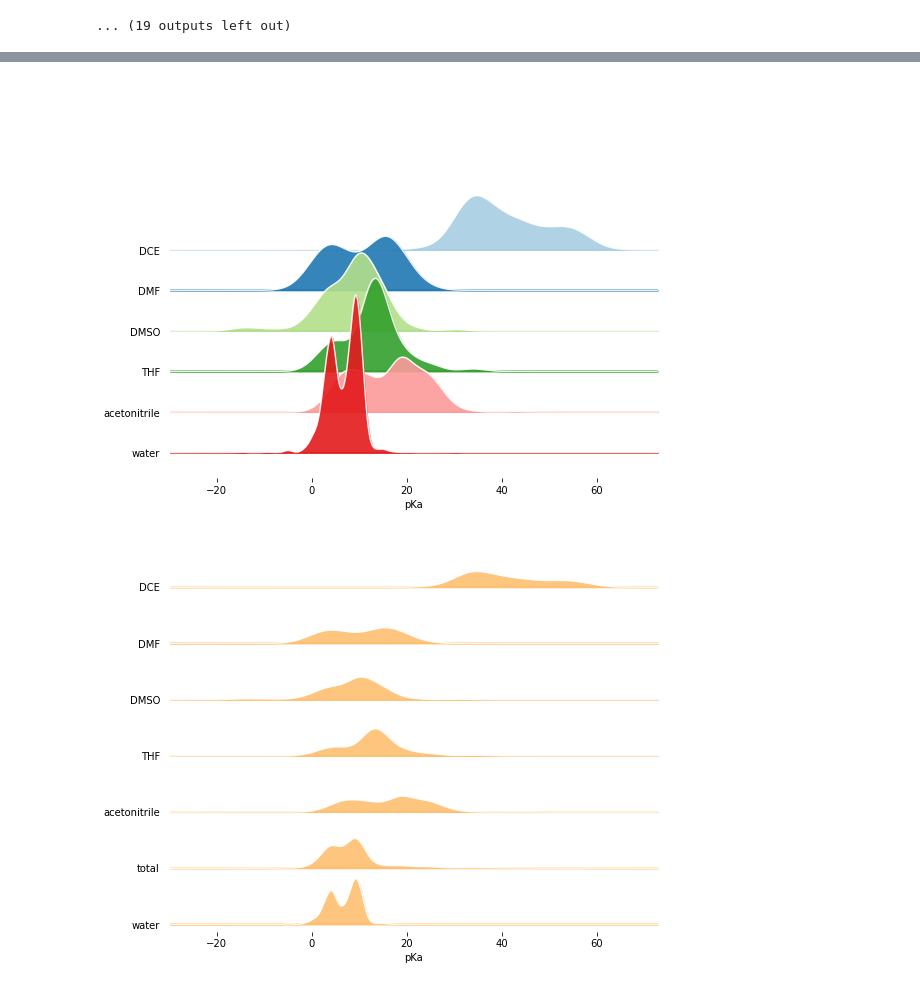
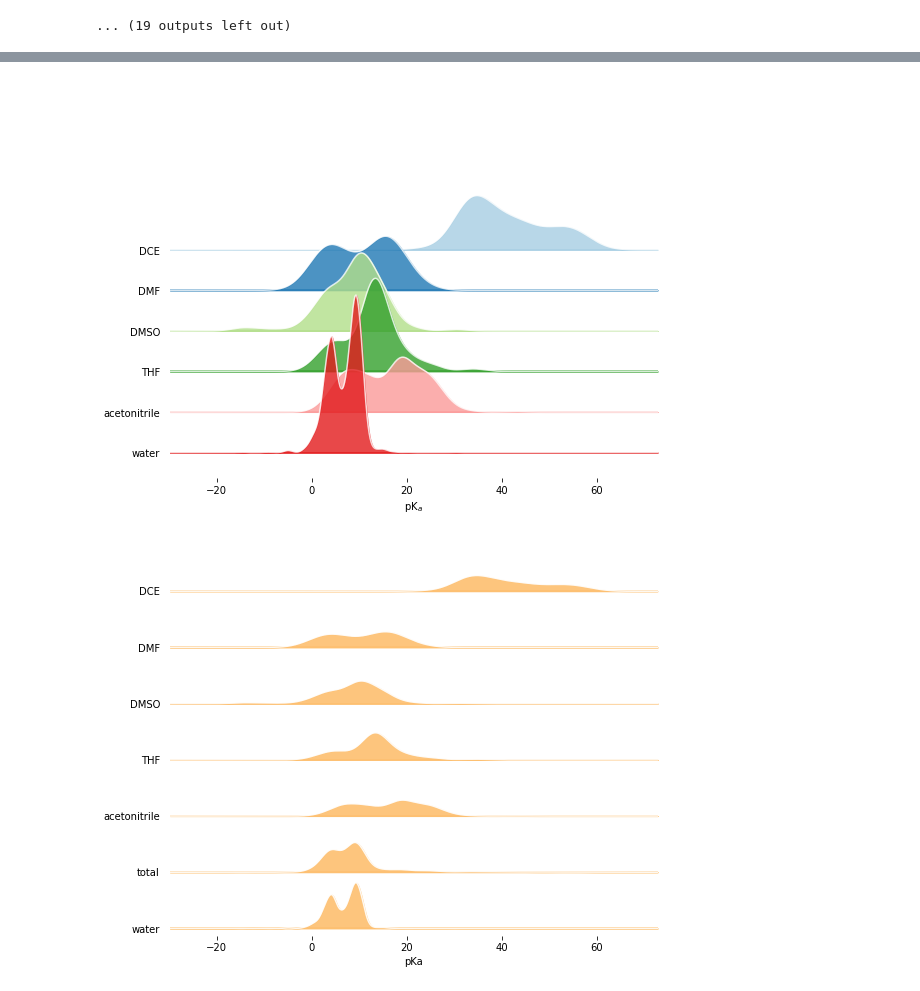
Before and after one commit to saratanov/git_honours, a Jupyter notebook: THESIS/database_analysis.ipynb, the cells around one changed output, grey strips where cells are left out. Drawn from its saved outputs; the diff is of its cells as text; code cells hidden in the pictures.

```diff
--- a/THESIS/database_analysis.ipynb
+++ b/THESIS/database_analysis.ipynb
@@ -281,26 +338,27 @@ number of solutes: 59
 # %%
 #pka spread in solvents
 colours = ['#a6cee3','#1f78b4','#b2df8a','#33a02c','#fb9a99','#e31a1c']
 total = ['total']*len(solvent_names)
 new_df = pd.DataFrame({'pKa':pka+pka,'Solvent name':solvent_names+total})
 
 joyplot(
     data=data[['pKa (avg)','Solvent name']],
     by='Solvent name',
+    overlap = 3,
     figsize = (8,6),
-    overlap = 3,
     fill=True,
     linecolor='w',
     color=colours,
     fade=False,
-    alpha=0.9
+    alpha=0.8
 )
 
-plt.xlabel('pKa')
+plt.xlabel('pK$_a$')
 
+plt.savefig('solv_joy.png')
 plt.show()
 # %% [output]
-[figure, old version]
+[figure, new version]
 # %%
 joyplot(
     data=pd.DataFrame({'pKa':pka+pka,'Solvent name':solvent_names+total}),
```
Also changed, not shown: parts of 9 cells of this notebook, 9 other files.
